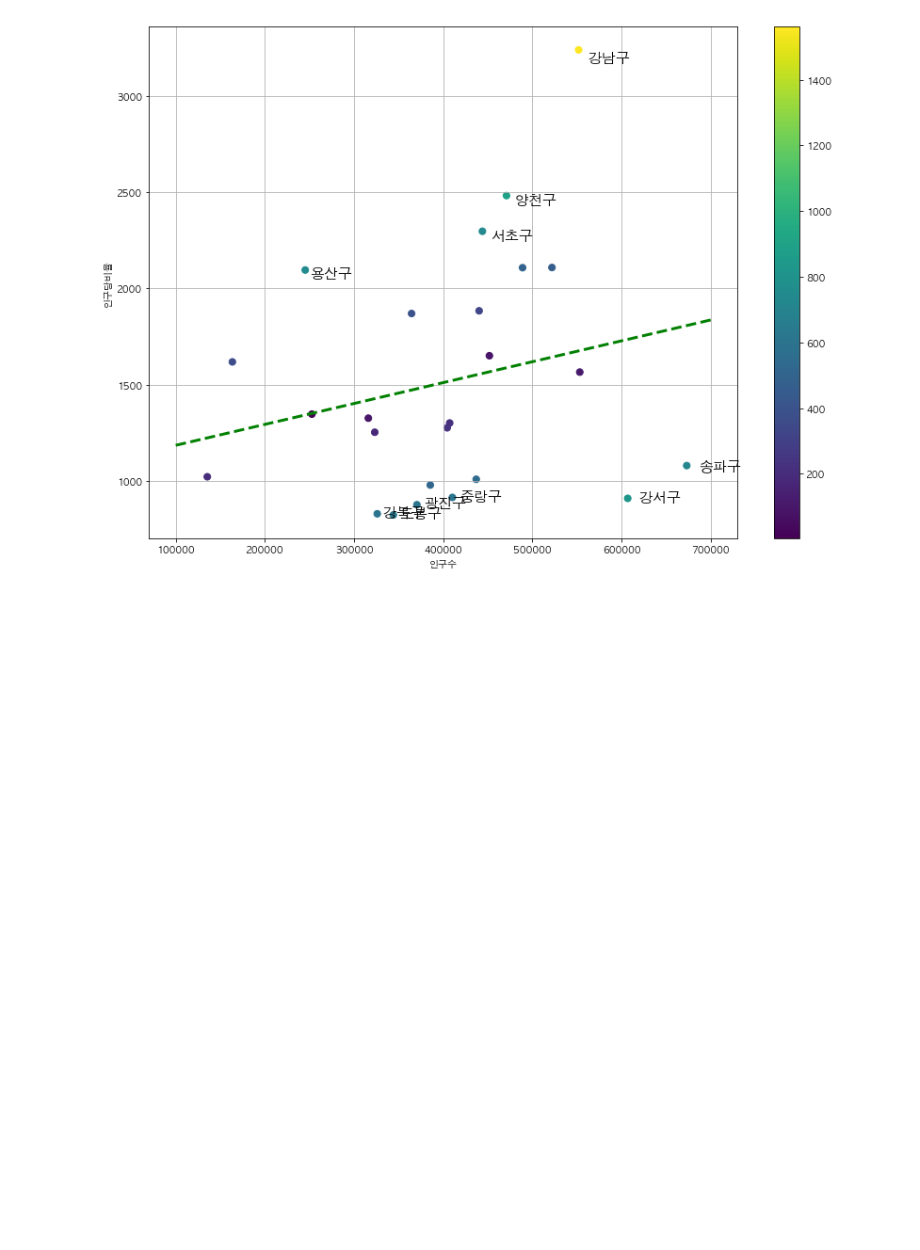
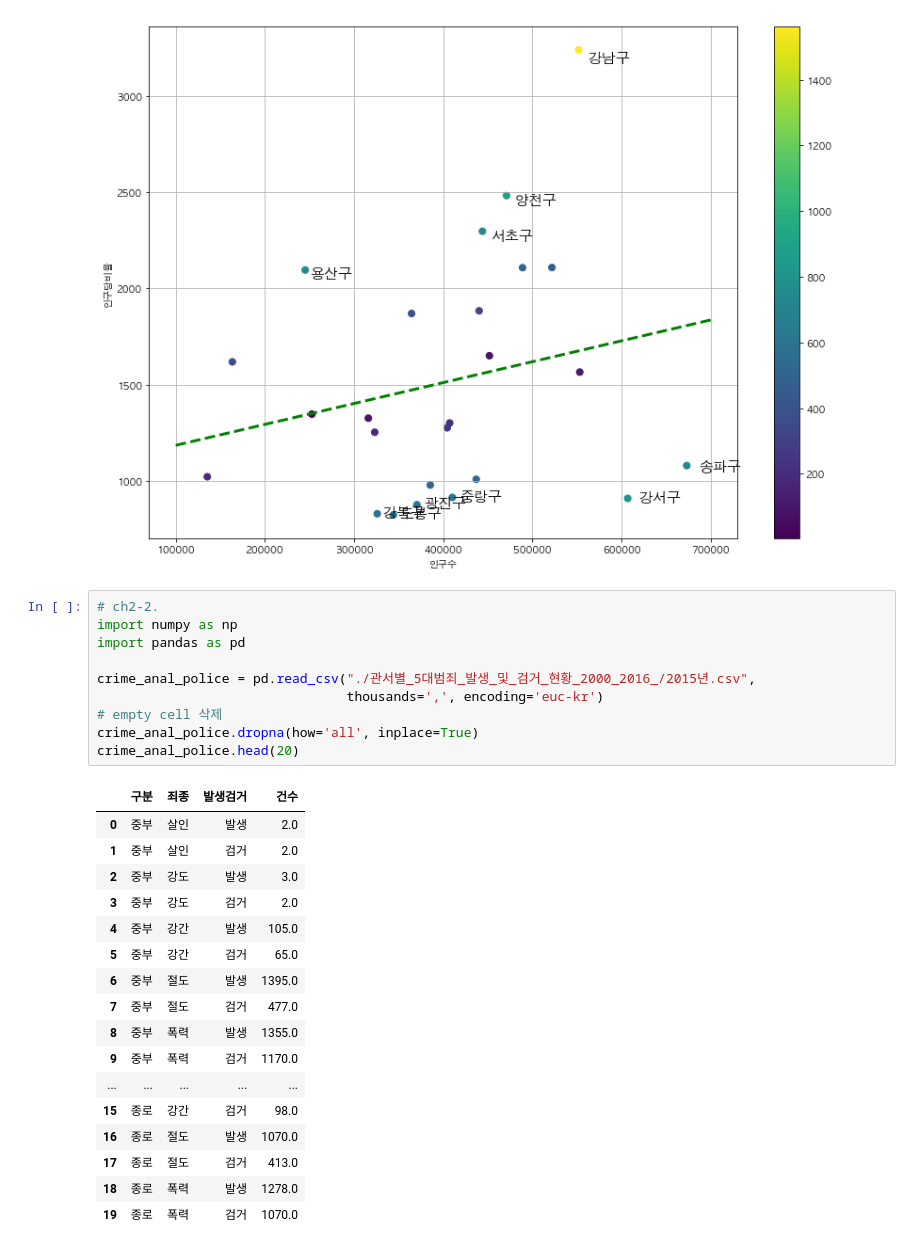
Before and after one commit to YuHyungJune/BOOK_Code, a Jupyter notebook: 파이썬으로 데이터 주무르기.ipynb, the cells around one changed output. Cells and saved outputs as stored; diff of their text form; blank space fills up the shorter version.

```diff
--- a/파이썬으로 데이터 주무르기.ipynb
+++ b/파이썬으로 데이터 주무르기.ipynb
@@ -760,3 +760,31 @@ plt.grid()
 plt.show()
 # %% [output]
 [figure]
+# %%
+# ch2-2.
+import numpy as np
+import pandas as pd
+
+crime_anal_police = pd.read_csv("./관서별_5대범죄_발생_및_검거_현황_2000_2016_/2015년.csv",
+                                thousands=',', encoding='euc-kr')
+# empty cell 삭제
+crime_anal_police.dropna(how='all', inplace=True)
+crime_anal_police.head(20)
+# %% [output]
+|  | 구분 | 죄종 | 발생검거 | 건수 |
+| 0 | 중부 | 살인 | 발생 | 2.0 |
+| 1 | 중부 | 살인 | 검거 | 2.0 |
+| 2 | 중부 | 강도 | 발생 | 3.0 |
+| 3 | 중부 | 강도 | 검거 | 2.0 |
+| 4 | 중부 | 강간 | 발생 | 105.0 |
+| 5 | 중부 | 강간 | 검거 | 65.0 |
+| 6 | 중부 | 절도 | 발생 | 1395.0 |
+| 7 | 중부 | 절도 | 검거 | 477.0 |
+| 8 | 중부 | 폭력 | 발생 | 1355.0 |
+| 9 | 중부 | 폭력 | 검거 | 1170.0 |
+| ... | ... | ... | ... | ... |
+| 15 | 종로 | 강간 | 검거 | 98.0 |
+| 16 | 종로 | 절도 | 발생 | 1070.0 |
+| 17 | 종로 | 절도 | 검거 | 413.0 |
+| 18 | 종로 | 폭력 | 발생 | 1278.0 |
+| 19 | 종로 | 폭력 | 검거 | 1070.0 |
```
Also changed, not shown: parts of 1 cell of this notebook.
